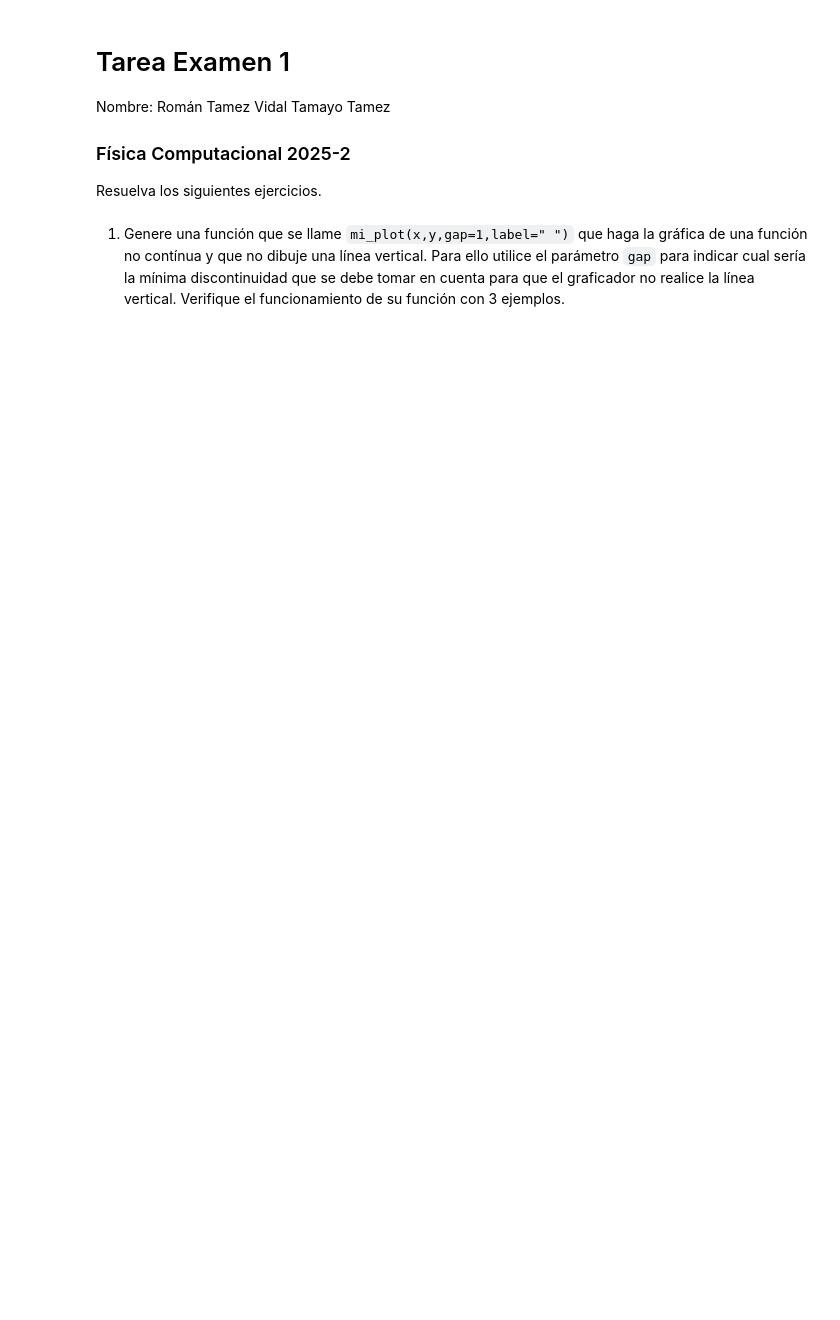
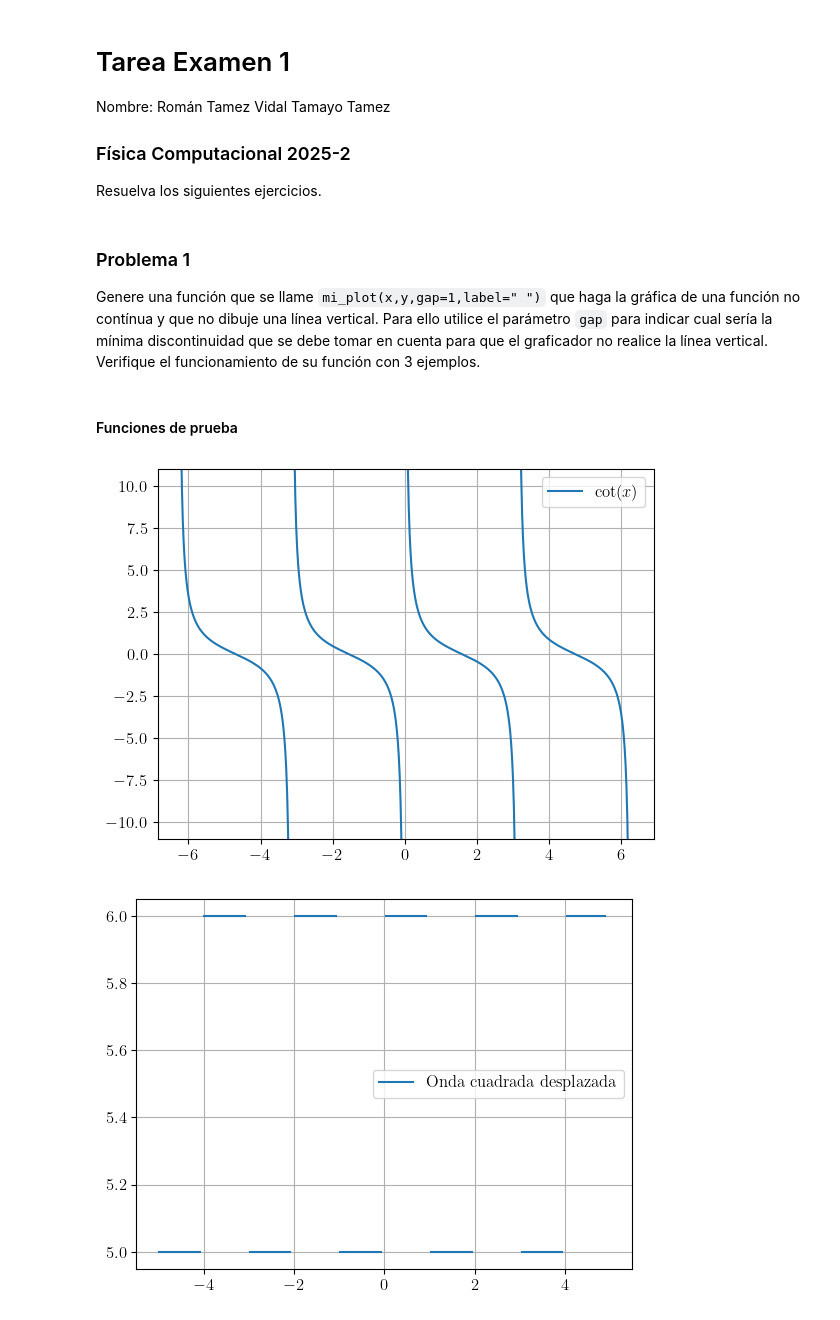
Before and after one commit to tamoaltas/FIS-COMP, a Jupyter notebook: examenes/tarea_examen_1_Vidal_Tamayo_Tamez_Roman_Tamez.ipynb, the cells around one changed output. Saved outputs shown, nothing was run; the diff lists cells and outputs as text; code cells hidden in the pictures; blank space fills up the shorter version.

````diff
--- a/examenes/tarea_examen_1_Vidal_Tamayo_Tamez_Roman_Tamez.ipynb
+++ b/examenes/tarea_examen_1_Vidal_Tamayo_Tamez_Roman_Tamez.ipynb
@@ -9,2 +30,3 @@ Resuelva los siguientes ejercicios.
 # %% [markdown]
-1. Genere una función que se llame ```mi_plot(x,y,gap=1,label=" ")``` que haga la gráfica de una función no contínua y que no dibuje una línea vertical. Para ello utilice el parámetro ```gap``` para indicar cual sería la mínima discontinuidad que se debe tomar en cuenta para que el graficador no realice la línea vertical. Verifique el funcionamiento de su función con 3 ejemplos.
+### Problema 1
+Genere una función que se llame ```mi_plot(x,y,gap=1,label=" ")``` que haga la gráfica de una función no contínua y que no dibuje una línea vertical. Para ello utilice el parámetro ```gap``` para indicar cual sería la mínima discontinuidad que se debe tomar en cuenta para que el graficador no realice la línea vertical. Verifique el funcionamiento de su función con 3 ejemplos.
@@ -10,0 +53,36 @@ Resuelva los siguientes ejercicios.
+# %%
+# Regresa un arreglo f(x) para un arreglo de xs y una función f
+def func_array(x_array, f):
+    y_array = np.zeros_like(x_array)
+
+    for i in range(len(x_array)):
+        y_array[i] = f(x_array[i])
+    return y_array
+# %% [markdown]
+#### Funciones de prueba
+# %%
+# cotangente
+x_cot = np.linspace(-2*np.pi, 2*np.pi, 500)
+y_cot = np.cos(x_cot)/np.sin(x_cot)
+
+# Onda cuadrada
+def onda_cuadrado_par_impar(x):
+    # math.floor() regresa la parte entera de un número
+    if m.floor(x) % 2 == 1:
+        return 0
+    else:
+        return 1
+
+x_cuadrado = np.linspace(-5,5, 200)
+y_cuadrado = func_array(x_cuadrado, onda_cuadrado_par_impar) + 5
+
+# cosecante
+x_csc = np.linspace(-2*np.pi, 2*np.pi, 500)
+y_csc = 1/np.sin(x_cot)
+# %%
+mi_plot(x_cot,y_cot,gap=10,label=r"$\textrm{cot}(x)$")
+mi_plot(x_cuadrado,y_cuadrado,gap=0.5,label=r"Onda cuadrada desplazada")
+mi_plot(x_csc,y_csc,gap=10,label=r"$\textrm{csc}(x)$")
+# %% [output]
+[figure, added]
+[figure, added]
````
Also changed, not shown: parts of 34 cells of this notebook, 1 other file.
